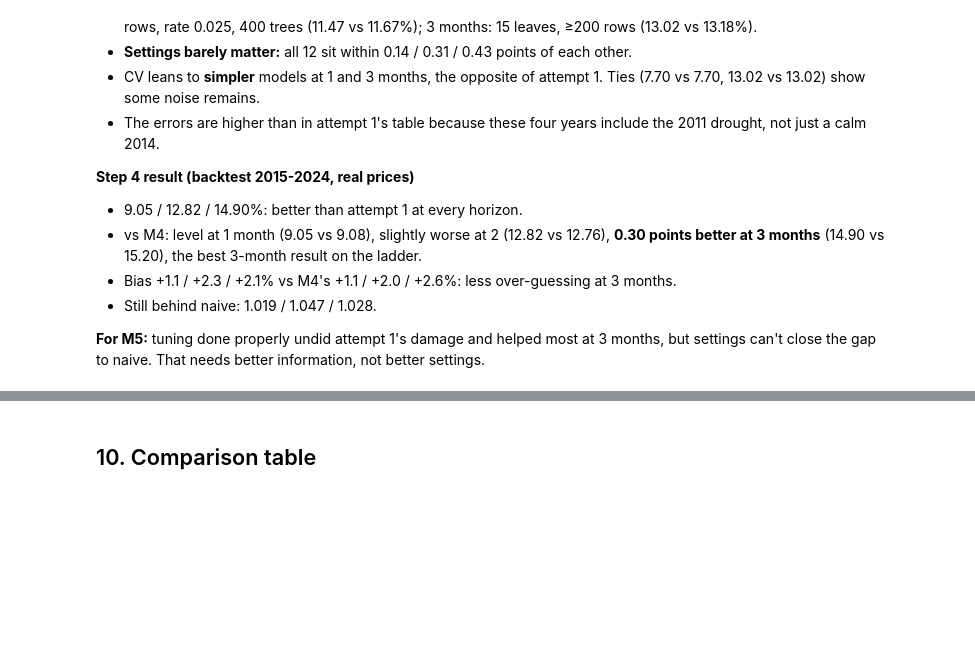
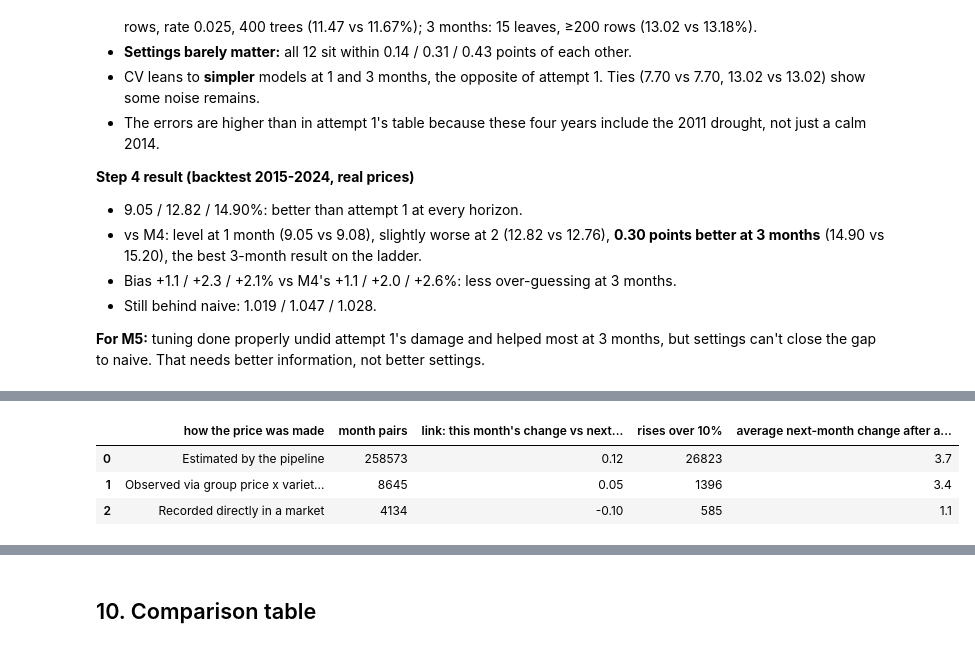
Before and after one commit to samerickwaks/sokoradar, a Jupyter notebook: notebooks/modelling/02_model_build.ipynb, the cells around one changed output, grey strips where cells are left out. Saved outputs shown, nothing was run; the diff lists cells and outputs as text; code cells hidden in the pictures; blank space fills up the shorter version.

```diff
--- a/notebooks/modelling/02_model_build.ipynb
+++ b/notebooks/modelling/02_model_build.ipynb
@@ -1492,0 +1521,29 @@ Both use only pre-2015 data, choose per horizon, judge on real prices, and keep
+# %%
+# Gate 2 evidence: after a price moves, does it bounce back or keep going? Compared by how the price was made
+pairs = prices[["series", "month", "flag"]].copy()
+pairs["kind"] = np.select(
+    [pairs["flag"].eq("Observed"), pairs["flag"].str.startswith("Observed")],
+    ["Recorded directly in a market", "Observed via group price x variety premium"],
+    default="Estimated by the pipeline")
+pairs["change"] = features["change_1m"].values                                   # change into this month
+pairs["next_change"] = pairs.groupby("series")["change"].shift(-1)             # change into next month
+same_kind = (pairs.groupby("series")["kind"].shift(1).eq(pairs["kind"])
+             & pairs.groupby("series")["kind"].shift(-1).eq(pairs["kind"]))      # 3 months in a row of the same kind
+
+rows = []
+for kind, part in pairs[same_kind].dropna(subset=["change", "next_change"]).groupby("kind", sort=False):
+    after_rise = part[part["change"] > 0.10]
+    rows.append({
+        "how the price was made": kind,
+        "month pairs": len(part),
+        "link: this month's change vs next month's": round(part["change"].corr(part["next_change"]), 2),
+        "rises over 10%": len(after_rise),
+        "average next-month change after a >10% rise (%)": round(after_rise["next_change"].mean() * 100, 1),
+    })
+bounce = pd.DataFrame(rows)
+bounce
+# %% [output]
+|  | how the price was made | month pairs | link: this month's change vs next... | rises over 10% | average next-month change after a... |
+| 0 | Estimated by the pipeline | 258573 | 0.12 | 26823 | 3.7 |
+| 1 | Observed via group price x variet... | 8645 | 0.05 | 1396 | 3.4 |
+| 2 | Recorded directly in a market | 4134 | -0.10 | 585 | 1.1 |
```
Also changed, not shown: parts of 25 cells of this notebook.
